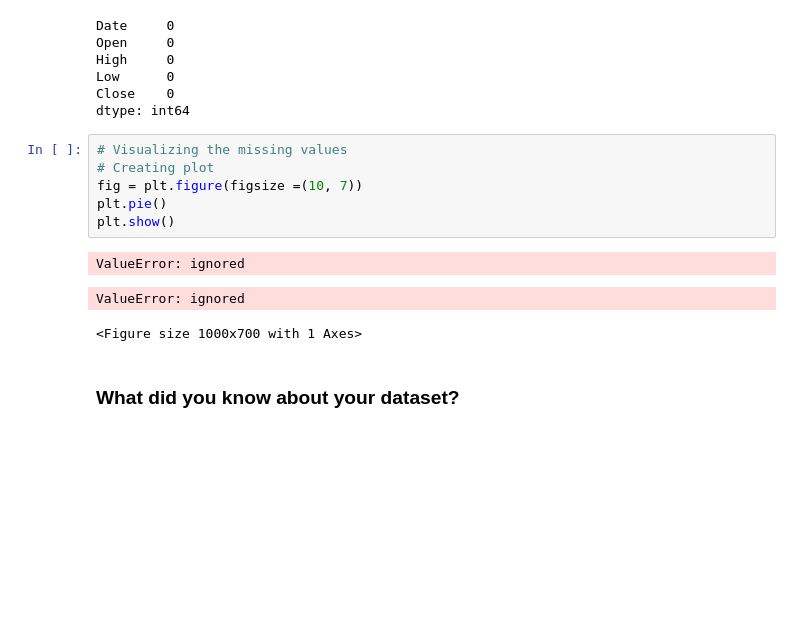
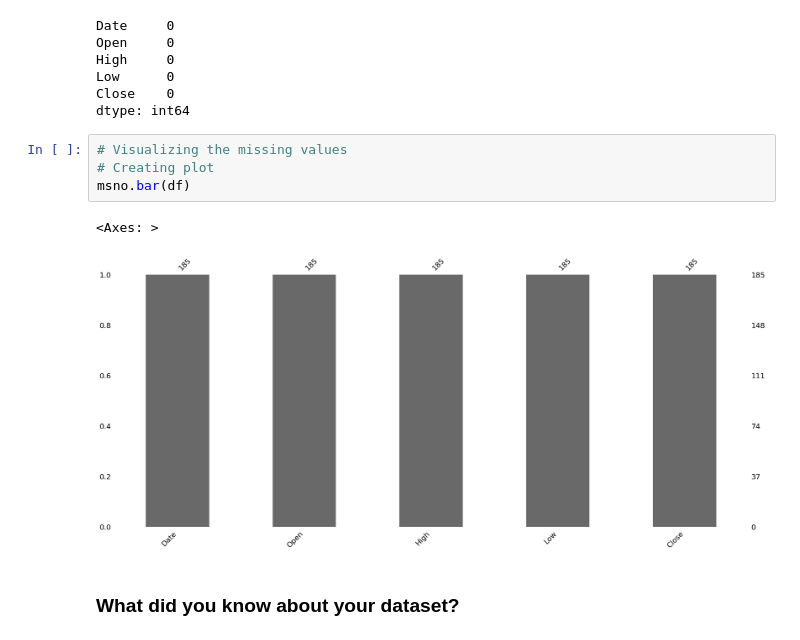
Before and after one commit to khalilkhan1111/Yes-Bank-Stock-Closing_Price_Prediction, a Jupyter notebook: Yes_Bank_Stock_Closing_Price_Prediction.ipynb, the cells around one changed output. Cells and saved outputs as stored; diff of their text form; blank space fills up the shorter version.

```diff
--- a/Yes_Bank_Stock_Closing_Price_Prediction.ipynb
+++ b/Yes_Bank_Stock_Closing_Price_Prediction.ipynb
@@ -168,13 +168,10 @@ dtype: int64
 # %%
 # Visualizing the missing values
 # Creating plot
-fig = plt.figure(figsize =(10, 7))
-plt.pie()
-plt.show()
+msno.bar(df)
 # %% [output]
-ValueError: ignored
+<Axes: >
-ValueError: ignored
-<Figure size 1000x700 with 1 Axes>
+[figure, added]
 # %% [markdown]
 ### What did you know about your dataset?
 # %% [markdown]
```
Also changed, not shown: parts of 21 cells of this notebook.
